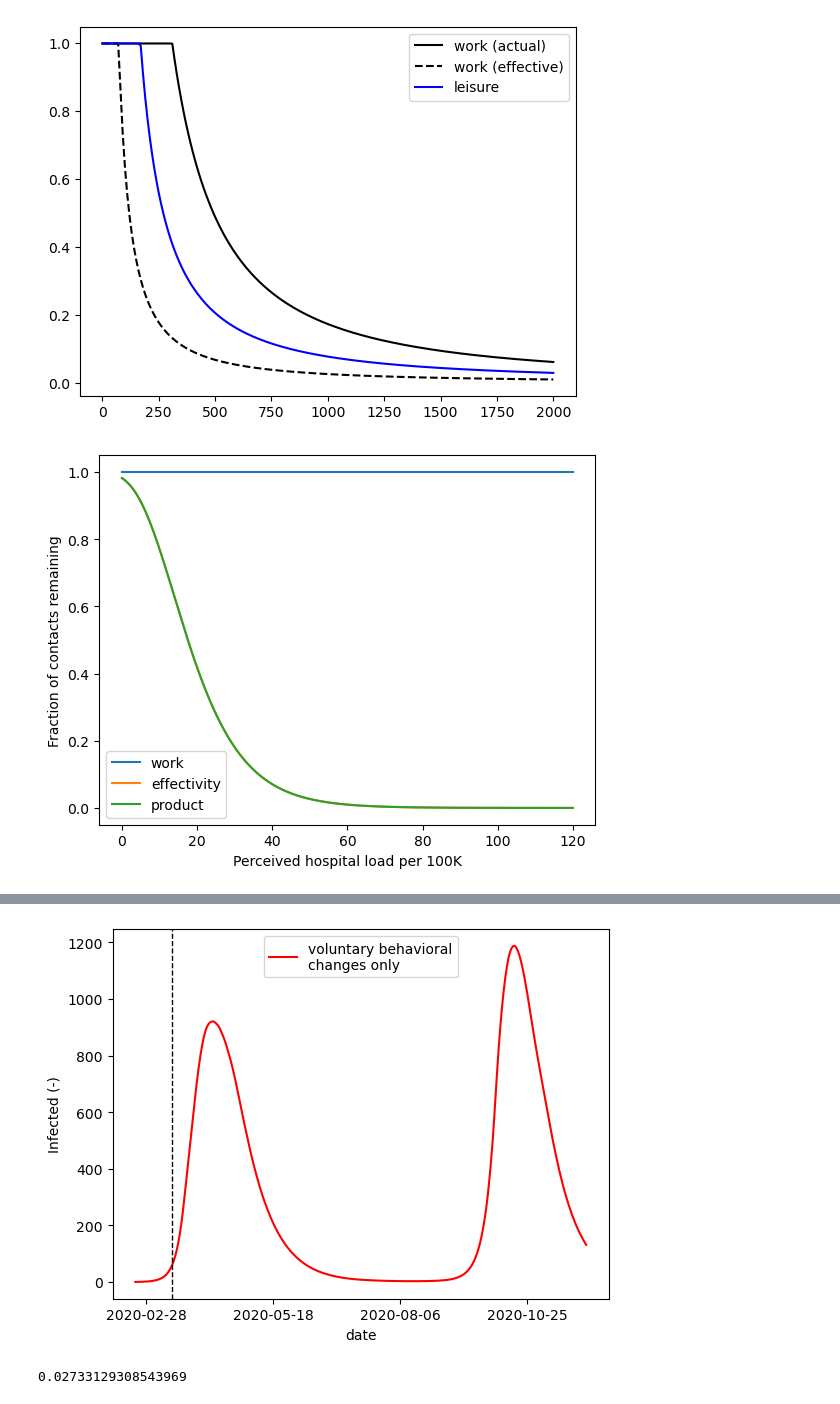
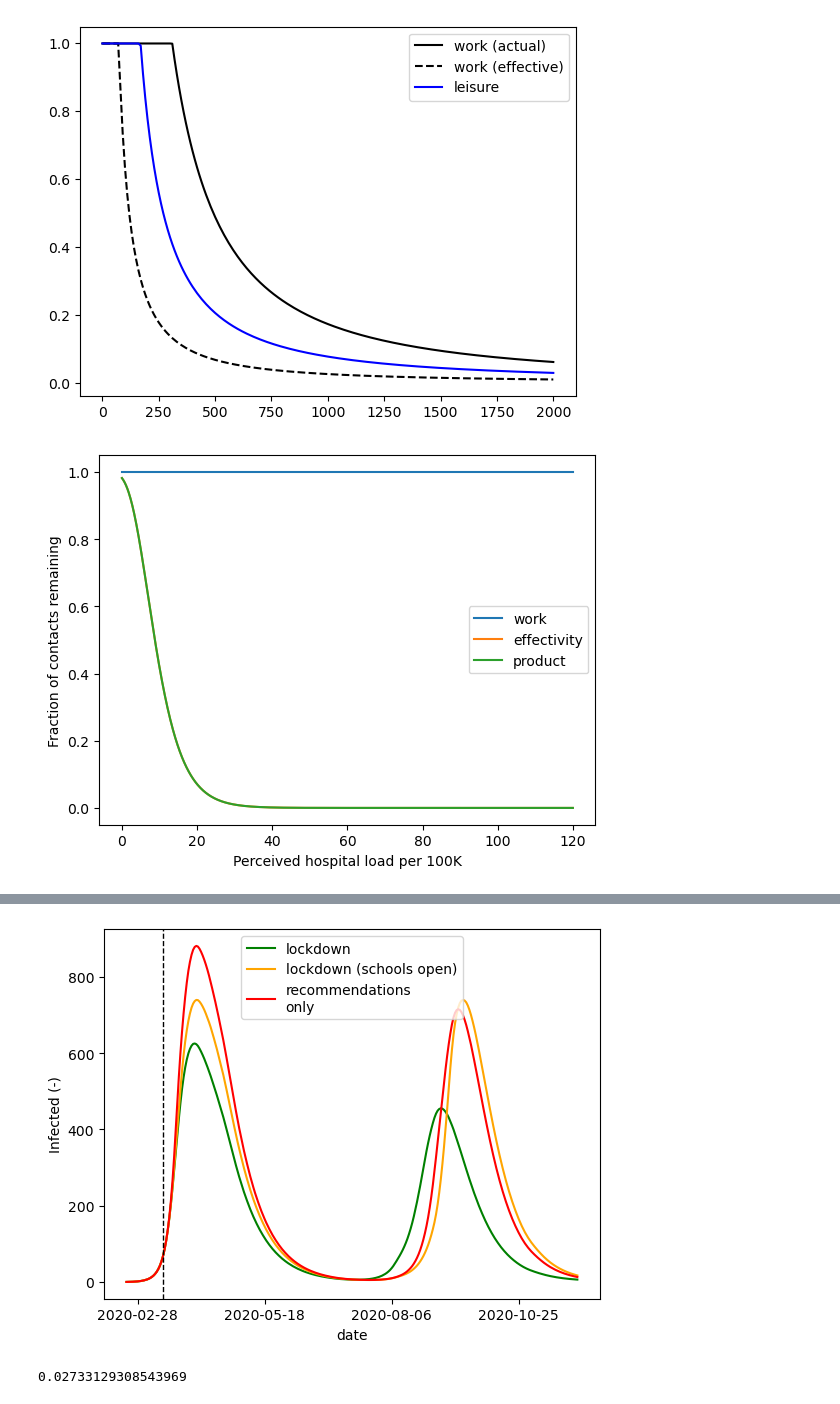
Before and after one commit to twallema/pyIEEM, a Jupyter notebook: notebooks/scratch-SIR-recurrent-mobility.ipynb, the cells around one changed output, grey strips where cells are left out. Drawn from its saved outputs; the diff is of its cells as text; code cells hidden in the pictures.

```diff
--- a/notebooks/scratch-SIR-recurrent-mobility.ipynb
+++ b/notebooks/scratch-SIR-recurrent-mobility.ipynb
@@ -53,7 +53,7 @@ ypsilon_work = 100
 phi_work = 0.005
 
 ypsilon_eff = 4
-phi_eff = 0.10
+phi_eff = 0.20
 # model
 x = np.linspace(0,120,1000)
 y_work = (1-np.exp(-ypsilon_work*np.exp(-phi_work*x)))
@@ -70,7 +70,7 @@ ax.legend()
 plt.show()
 plt.close()
 # %% [output]
-[figure, old version]
+[figure, new version]
 # %%
 country = 'BE'
 spatial = True
@@ -80,25 +80,32 @@ model = initialize_model(country, age_classes, spatial, simulation_start, contac
 # %%
 fig,ax = plt.subplots()
 
-model.parameters['tau'] = 45
-model.parameters['ypsilon_eff'] = 3
-model.parameters['phi_eff'] = 0.15
+model.parameters['tau'] = 31
+model.parameters['ypsilon_eff'] = 4
+model.parameters['phi_eff'] = 0.20
 
 # economic lockdown, schools closed, preventive measures, social restrictions
-#model.parameters['economic_closures'].loc[slice(None)] = 1
-#out = model.sim([simulation_start, '2020-12-01'])
-#ax.plot(out.date, out.Hin.sum(dim=['age_class', 'spatial_unit']), color='green', label='lockdown')
+policies_df = pd.read_csv(f'../data/interim/eco/policies/policies_{country}.csv', index_col=[0], header=[0])
+model.parameters['economy_BE_lockdown_1'].loc[slice(None)] = policies_df['lockdown_1']
+model.parameters['economy_BE_phaseI'].loc[slice(None)] = policies_df['lockdown_release_phaseI']
+model.parameters['economy_BE_lockdown_Antwerp'].loc[slice(None)] = policies_df['lockdown_Antwerp']
+model.parameters['economy_BE_lockdown_2'].loc[slice(None)] = policies_df['lockdown_2']
+out = model.sim([simulation_start, '2020-12-01'])
+ax.plot(out.date, out.Hin.sum(dim=['age_class', 'spatial_unit']), color='green', label='lockdown')
 
 # economic lockdown, schools open, preventive measures, social restrictions
-#model.parameters['economic_closures'].loc['P85'] = 0
-#out = model.sim([simulation_start, '2020-12-01'])
-#ax.plot(out.date, out.Hin.sum(dim=['age_class', 'spatial_unit']), 'orange', label='lockdown (schools open)')
+model.parameters['economy_BE_lockdown_1'].loc['P85'] = 0
+out = model.sim([simulation_start, '2020-12-01'])
+ax.plot(out.date, out.Hin.sum(dim=['age_class', 'spatial_unit']), 'orange', label='lockdown (schools open)')
 
 # do-nothing
-model.parameters['social_restrictions'] = 0
-model.parameters['economic_closures'].loc[slice(None)] = 0
+model.parameters['economy_BE_lockdown_1'].loc[slice(None)] = 0
+model.parameters['economy_BE_phaseI'].loc[slice(None)] = 0
+model.parameters['economy_BE_lockdown_Antwerp'].loc[slice(None)] = 0
+model.parameters['economy_BE_lockdown_2'].loc[slice(None)] = 0
+
 out = model.sim([simulation_start, '2020-12-01'])
-ax.plot(out.date, out.Hin.sum(dim=['age_class', 'spatial_unit']), color='red', label='voluntary behavioral\nchanges only')
+ax.plot(out.date, out.Hin.sum(dim=['age_class', 'spatial_unit']), color='red', label='recommendations\nonly')
 
 ax.legend()
 ax.axvline(x=datetime(2020, 3, 15), color='black', linestyle='--', linewidth=1)
@@ -130,4 +120,4 @@ plt.close()
-[figure, old version]
+[figure, new version]
 # %%
 def compute_beta(R0, delta, gamma, s, N, demography):
     beta_i = R0/(s*(delta+gamma)*np.expand_dims(np.sum(N, axis=0),axis=1))
```
Also changed, not shown: parts of 1 cell of this notebook, 4 other files.
